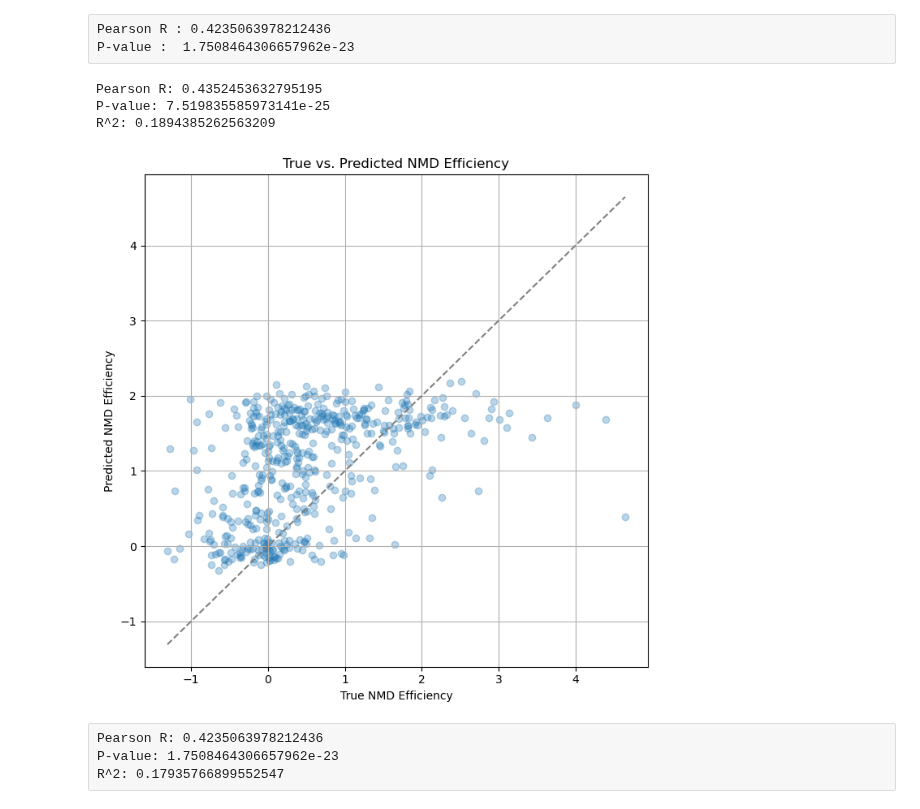
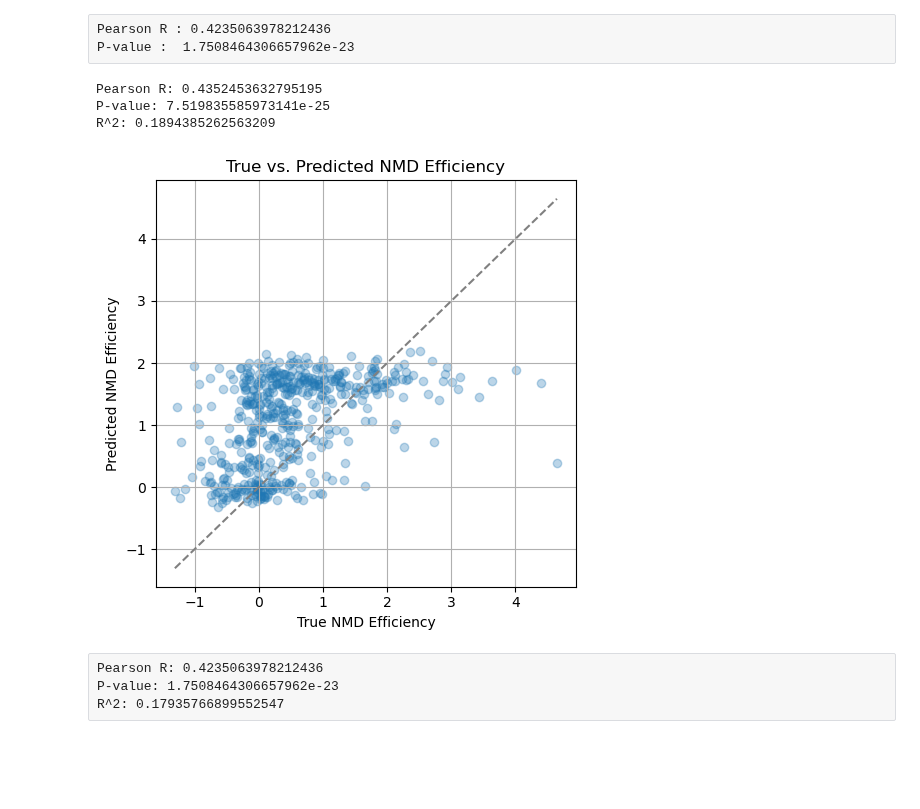
Before and after one commit to gagneurlab/NMD-Scanner, a Jupyter notebook: scripts/train.ipynb, the cells around one changed output. Drawn from its saved outputs; the diff is of its cells as text; code cells hidden in the pictures; blank space fills up the shorter version.

```diff
--- a/scripts/train.ipynb
+++ b/scripts/train.ipynb
@@ -2421,35 +2421,35 @@ P-value :  1.7508464306657962e-23
 # %%
 y_true = df_filtered['NMD_efficiency']
 y_pred = regr.predict(df_filtered[cols]) # = pred
 
 # Pearson correlation
 c, p = stats.pearsonr(y_pred, y_true)
 print("Pearson R:", c)
 print("P-value:", p)
 print("R^2:", np.square(c))
 
 # min / max value for line
 min_val = min(y_true.min(), y_pred.min())
 max_val = max(y_true.max(), y_pred.max())
 
 # Plot: True vs Predicted
-plt.figure(figsize=(7, 7))
+plt.figure(figsize=(5, 5))
 plt.scatter(y_true, y_pred, alpha=0.3)
 plt.plot([min_val, max_val], [min_val, max_val], '--', color='gray')
 plt.xlabel("True NMD Efficiency")
 plt.ylabel("Predicted NMD Efficiency")
 plt.title("True vs. Predicted NMD Efficiency")
 plt.grid(True)
 plt.tight_layout()
 
 plt.savefig("plots_train_val/scatter_plot.png", dpi=300, bbox_inches="tight")
 
 plt.show()
 # %% [output]
 Pearson R: 0.4352453632795195
 P-value: 7.519835585973141e-25
 R^2: 0.1894385262563209
-[figure, old version]
+[figure, new version]
 # %% [raw]
 Pearson R: 0.4235063978212436
 P-value: 1.7508464306657962e-23
```
Also changed, not shown: parts of 3 cells of this notebook.
